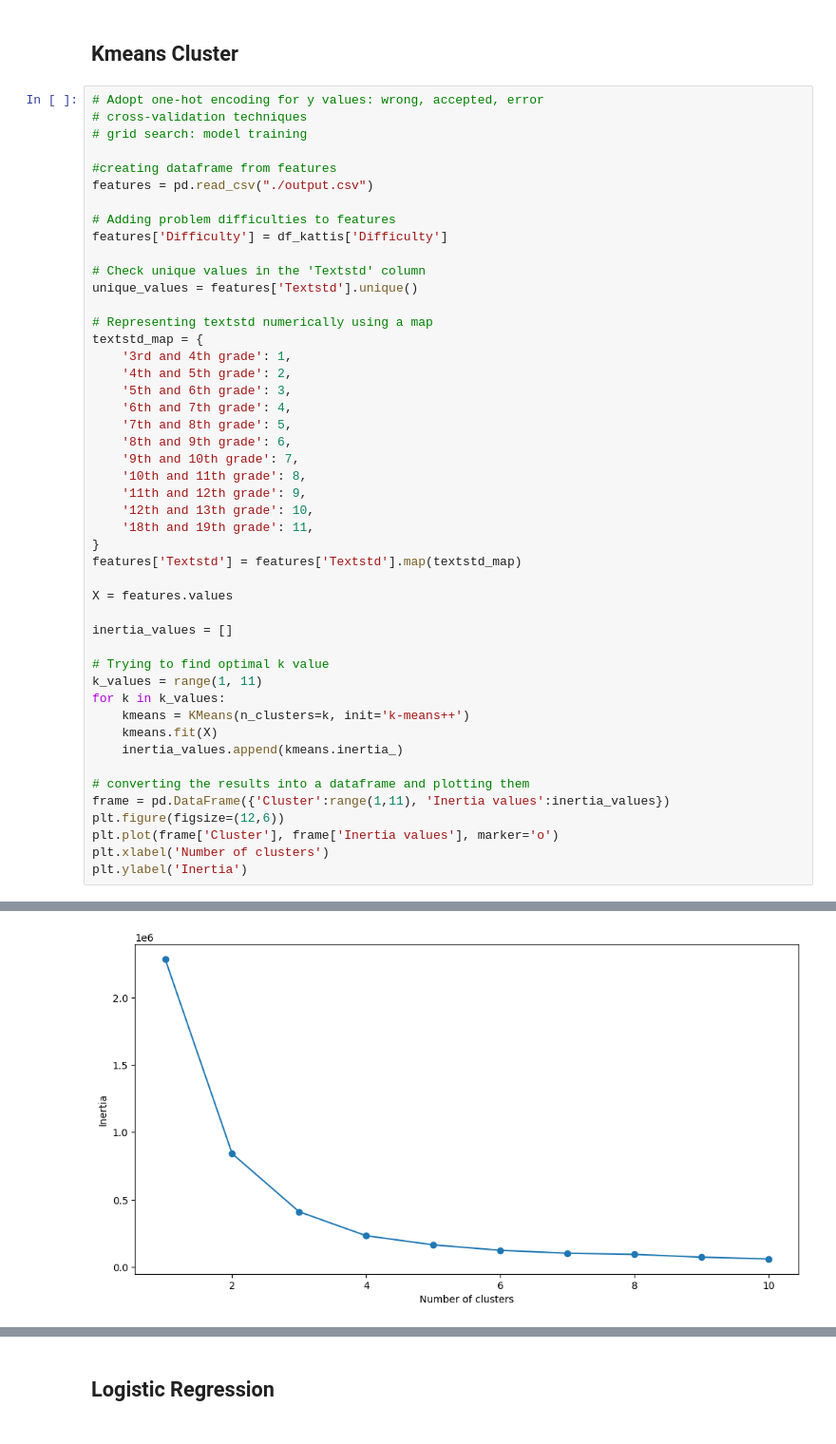
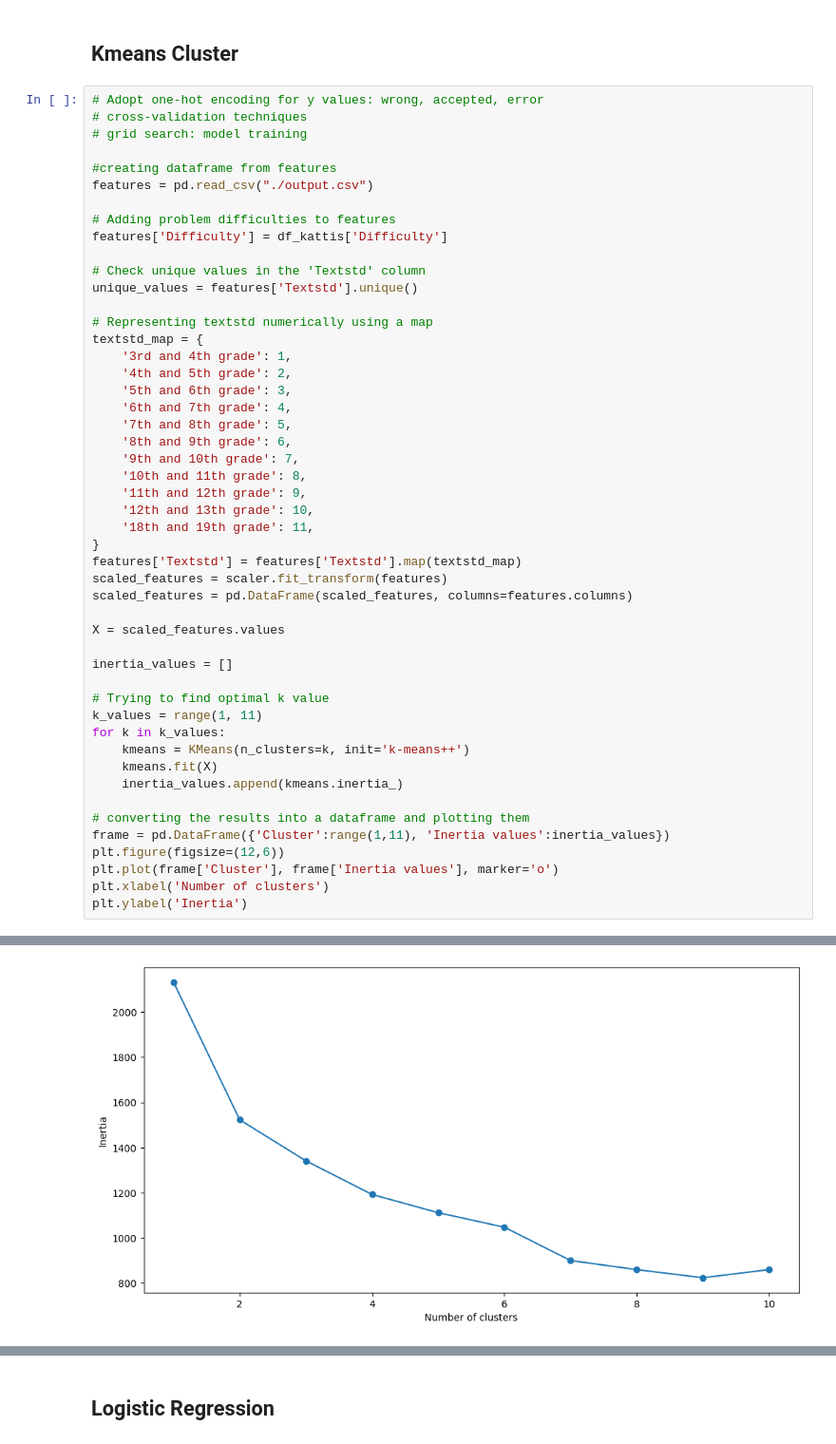
Before and after one commit to jobrooks/Solving-Coding-Problems-With-Machine-Learning, a Jupyter notebook: Analysis.ipynb, the cells around one changed output, grey strips where cells are left out. Shown at 95% size. Cells and saved outputs as stored; diff of their text form.

```diff
--- a/Analysis.ipynb
+++ b/Analysis.ipynb
@@ -248,35 +252,37 @@ textstd_map = {
     '5th and 6th grade': 3,
     '6th and 7th grade': 4,
     '7th and 8th grade': 5,
     '8th and 9th grade': 6,
     '9th and 10th grade': 7,
     '10th and 11th grade': 8,
     '11th and 12th grade': 9,
     '12th and 13th grade': 10,
     '18th and 19th grade': 11,
 }
 features['Textstd'] = features['Textstd'].map(textstd_map)
+scaled_features = scaler.fit_transform(features)
+scaled_features = pd.DataFrame(scaled_features, columns=features.columns)
 
-X = features.values
+X = scaled_features.values
 
 inertia_values = []
 
 # Trying to find optimal k value
 k_values = range(1, 11)
 for k in k_values:
     kmeans = KMeans(n_clusters=k, init='k-means++')
     kmeans.fit(X)
     inertia_values.append(kmeans.inertia_)
 
 # converting the results into a dataframe and plotting them
 frame = pd.DataFrame({'Cluster':range(1,11), 'Inertia values':inertia_values})
 plt.figure(figsize=(12,6))
 plt.plot(frame['Cluster'], frame['Inertia values'], marker='o')
 plt.xlabel('Number of clusters')
 plt.ylabel('Inertia')
 # %% [output]
 Text(0, 0.5, 'Inertia')
-[figure, old version]
+[figure, new version]
 # %%
 k = 4
 kmeans = KMeans(n_clusters=k, init='k-means++')
```
Also changed, not shown: parts of 7 cells of this notebook.
